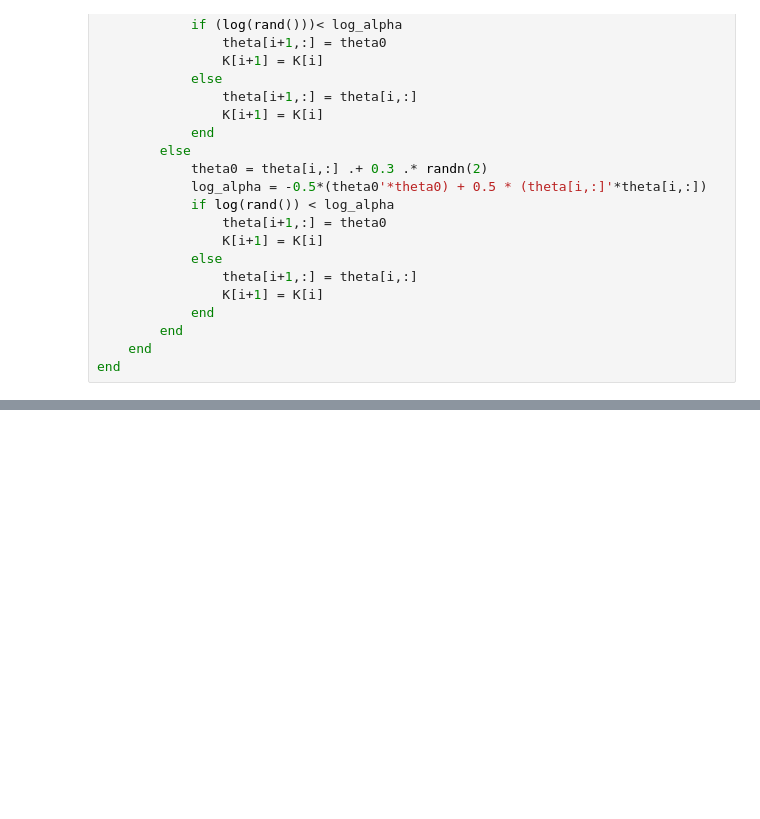
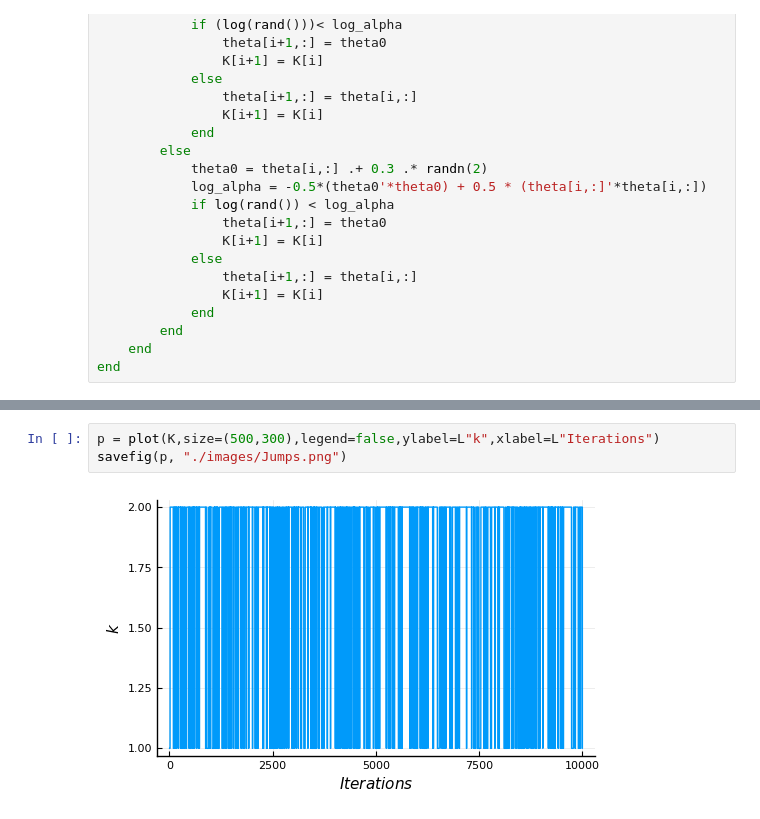
Before and after one commit to davibarreira/Computational_Statistics, a Jupyter notebook: Exercises4/Sheet 4 Reversible Jump.ipynb, the cells around one changed output, grey strips where cells are left out. Cells and saved outputs as stored; diff of their text form; blank space fills up the shorter version.

```diff
--- a/Exercises4/Sheet 4 Reversible Jump.ipynb
+++ b/Exercises4/Sheet 4 Reversible Jump.ipynb
@@ -92,0 +94,5 @@ plot(p1,p2,layout=2)
+# %%
+p = plot(K,size=(500,300),legend=false,ylabel=L"k",xlabel=L"Iterations")
+savefig(p, "./images/Jumps.png")
+# %% [output]
+[figure, added]
```
Also changed, not shown: parts of 3 cells of this notebook, 8 other files.
